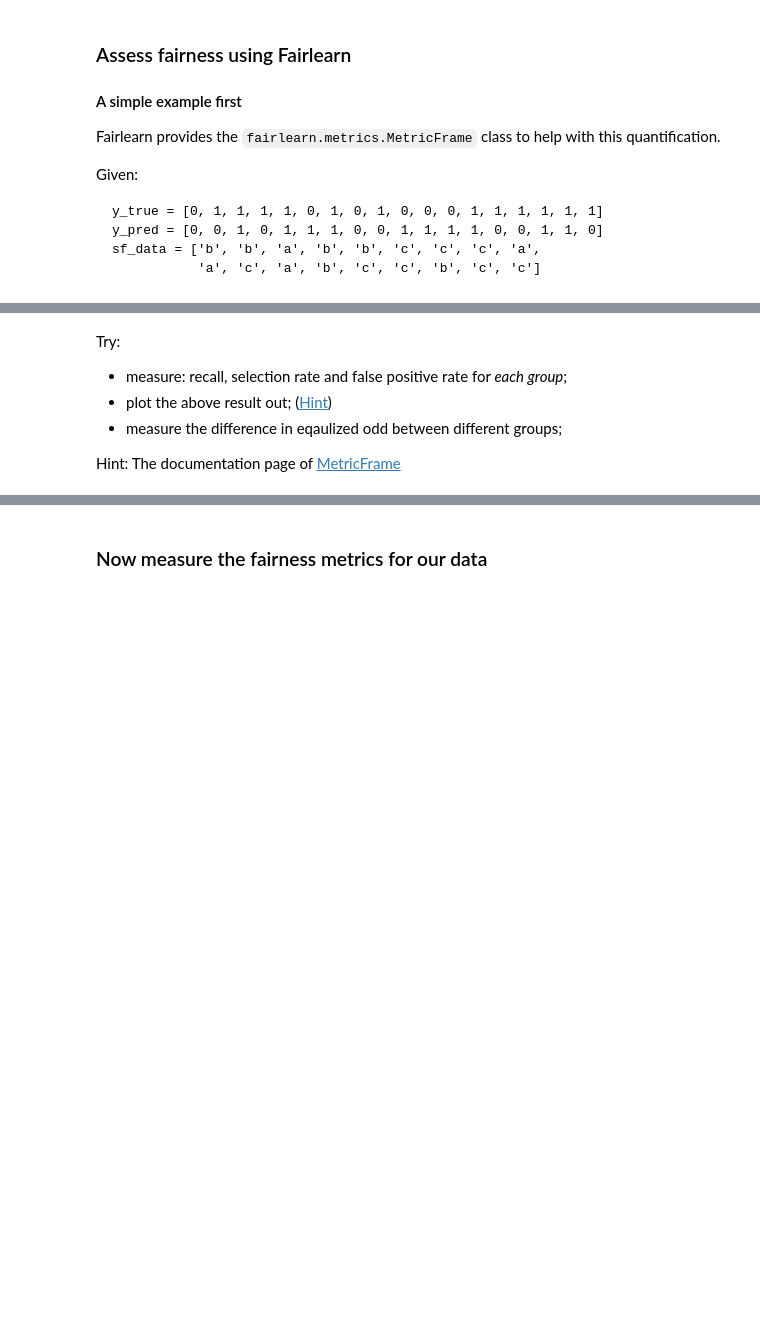
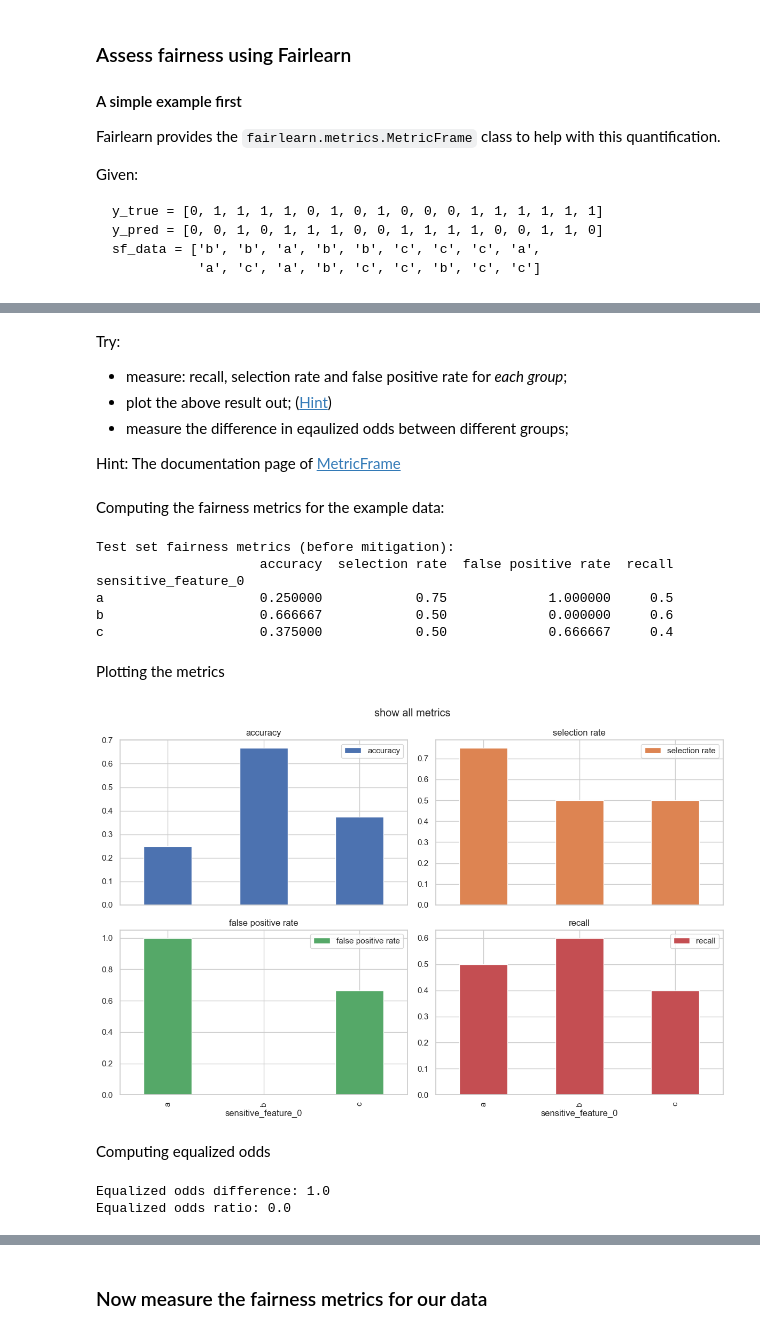
Before and after one commit to RABL1N/RAI_fairness_exercise, a Jupyter notebook: exercise.ipynb, the cells around one changed output, grey strips where cells are left out. Cells and saved outputs as stored; diff of their text form; code cells hidden in the pictures; blank space fills up the shorter version.

```diff
--- a/exercise.ipynb
+++ b/exercise.ipynb
@@ -274,7 +274,65 @@ sf_data = ['b', 'b', 'a', 'b', 'b', 'c', 'c', 'c', 'a',
 Try:
 * measure: recall, selection rate and false positive rate for *each group*;
 * plot the above result out; ([Hint](https://fairlearn.org/main/user_guide/assessment/plotting.html))
-* measure the difference in eqaulized odd between different groups;
+* measure the difference in eqaulized odds between different groups;
 
 
 Hint: The documentation page of [MetricFrame](https://fairlearn.org/main/api_reference/generated/fairlearn.metrics.MetricFrame.html#fairlearn.metrics.MetricFrame)
+# %%
+y_true_example = [0, 1, 1, 1, 1, 0, 1, 0, 1, 0, 0, 0, 1, 1, 1, 1, 1, 1]
+y_pred_example = [0, 0, 1, 0, 1, 1, 1, 0, 0, 1, 1, 1, 1, 0, 0, 1, 1, 0]
+sf_data_example = ['b', 'b', 'a', 'b', 'b', 'c', 'c', 'c', 'a',
+           'a', 'c', 'a', 'b', 'c', 'c', 'b', 'c', 'c']
+# %% [markdown]
+Computing the fairness metrics for the example data:
+# %%
+from fairlearn.metrics import MetricFrame, selection_rate,false_positive_rate,true_positive_rate,false_negative_rate,true_negative_rate, equalized_odds_difference
+mf = MetricFrame(metrics={'accuracy': accuracy_score,
+                        'selection rate':selection_rate,
+                        'false positive rate': false_positive_rate,
+                        'recall': true_positive_rate,
+
+                         },
+                 y_true=y_true_example,
+                 y_pred=y_pred_example,
+                 sensitive_features=sf_data_example)
+
+print("Test set fairness metrics (before mitigation):")
+print(mf.by_group)
+# %% [output]
+Test set fairness metrics (before mitigation):
+                     accuracy  selection rate  false positive rate  recall
+sensitive_feature_0
+a                    0.250000            0.75             1.000000     0.5
+b                    0.666667            0.50             0.000000     0.6
+c                    0.375000            0.50             0.666667     0.4
+# %% [markdown]
+Plotting the metrics
+# %%
+# Plot results
+
+mf.by_group.plot.bar(
+    subplots=True,
+    layout=[2, 2],
+    legend= True,
+    figsize=[12, 8],
+    title="show all metrics"
+)
+
+plt.tight_layout()
+plt.show()
+# %% [output]
+[figure, added]
+# %% [markdown]
+Computing equalized odds
+# %%
+from fairlearn.metrics import equalized_odds_difference, equalized_odds_ratio
+
+equalized_odds_difference = equalized_odds_difference(sensitive_features=sf_data_example, y_pred=y_pred_example, y_true=y_true_example)
+equalized_odds_ratio = equalized_odds_ratio(sensitive_features=sf_data_example, y_pred=y_pred_example, y_true=y_true_example)
+
+print(f"Equalized odds difference: {equalized_odds_difference}")
+print(f"Equalized odds ratio: {equalized_odds_ratio}")
+# %% [output]
+Equalized odds difference: 1.0
+Equalized odds ratio: 0.0
```
Also changed, not shown: parts of 17 cells of this notebook, 1 other file.
